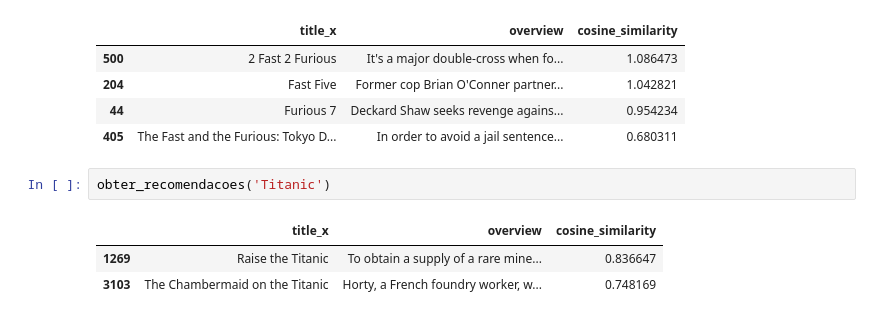
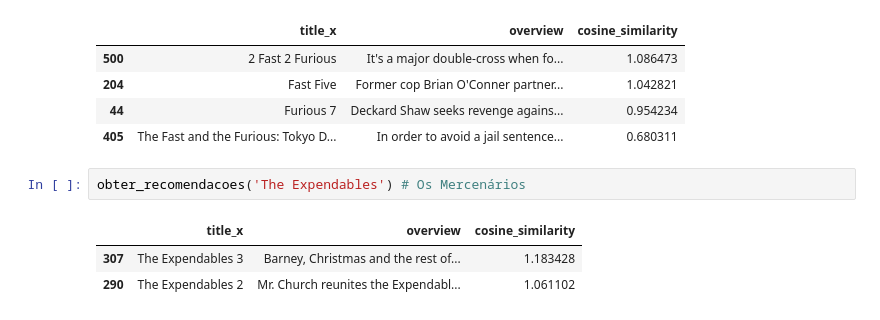
Before and after one commit to BelBatanete/Projeto-Aplicado-3, a Jupyter notebook: recomendacao.ipynb, the cells around one changed output. Saved outputs shown, nothing was run; the diff lists cells and outputs as text.

```diff
--- a/recomendacao.ipynb
+++ b/recomendacao.ipynb
@@ -110,8 +114,8 @@ obter_recomendacoes('The Fast and the Furious')
 | 44 | Furious 7 | Deckard Shaw seeks revenge agains... | 0.954234 |
 | 405 | The Fast and the Furious: Tokyo D... | In order to avoid a jail sentence... | 0.680311 |
 # %%
-obter_recomendacoes('Titanic')
+obter_recomendacoes('The Expendables') # Os Mercenários
 # %% [output]
 |  | title_x | overview | cosine_similarity |
-| 1269 | Raise the Titanic | To obtain a supply of a rare mine... | 0.836647 |
-| 3103 | The Chambermaid on the Titanic | Horty, a French foundry worker, w... | 0.748169 |
+| 307 | The Expendables 3 | Barney, Christmas and the rest of... | 1.183428 |
+| 290 | The Expendables 2 | Mr. Church reunites the Expendabl... | 1.061102 |
```
Also changed, not shown: parts of 14 cells of this notebook.
